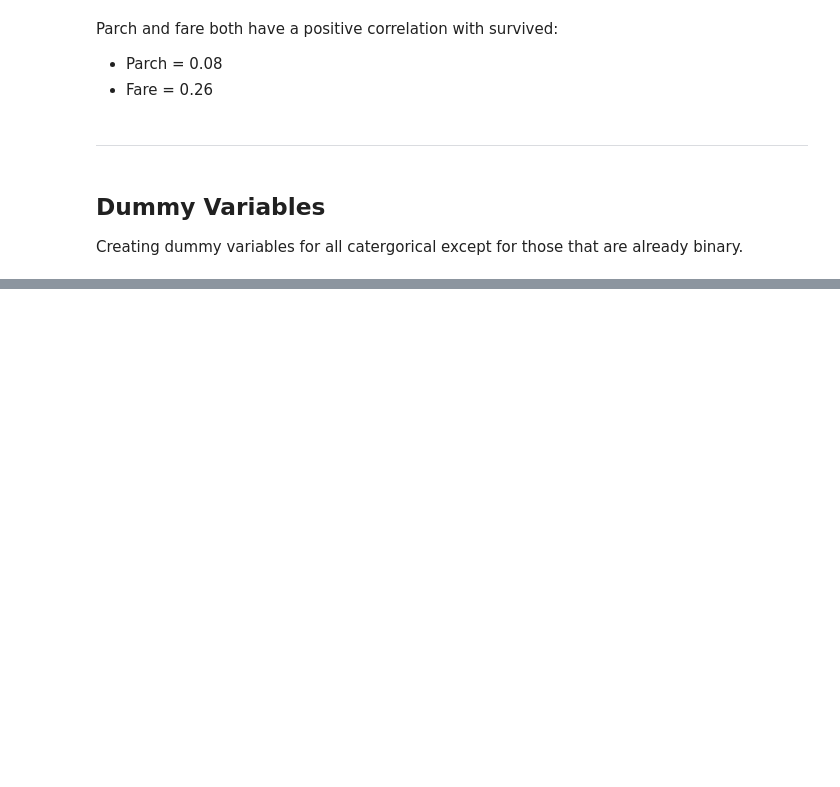
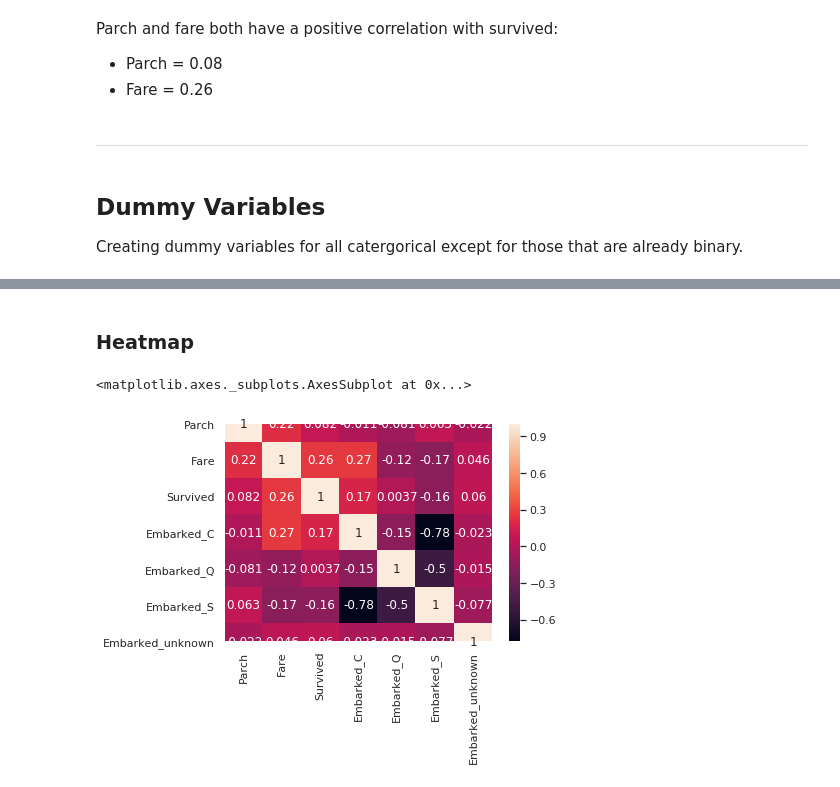
Before and after one commit to Andy-Nkumane/Titanic-Logistic_Regression, a Jupyter notebook: Titanic-Logistic_Regression.ipynb, the cells around one changed output, grey strips where cells are left out. Cells and saved outputs as stored; diff of their text form; code cells hidden in the pictures; blank space fills up the shorter version.

```diff
--- a/Titanic-Logistic_Regression.ipynb
+++ b/Titanic-Logistic_Regression.ipynb
@@ -234,0 +235,7 @@ titanic_final.head()
+# %% [markdown]
+### Heatmap
+# %%
+sns.heatmap(titanic_final.corr(), annot=True)
+# %% [output]
+<matplotlib.axes._subplots.AxesSubplot at 0x...>
+[figure, added]
```
Also changed, not shown: parts of 3 cells of this notebook.
